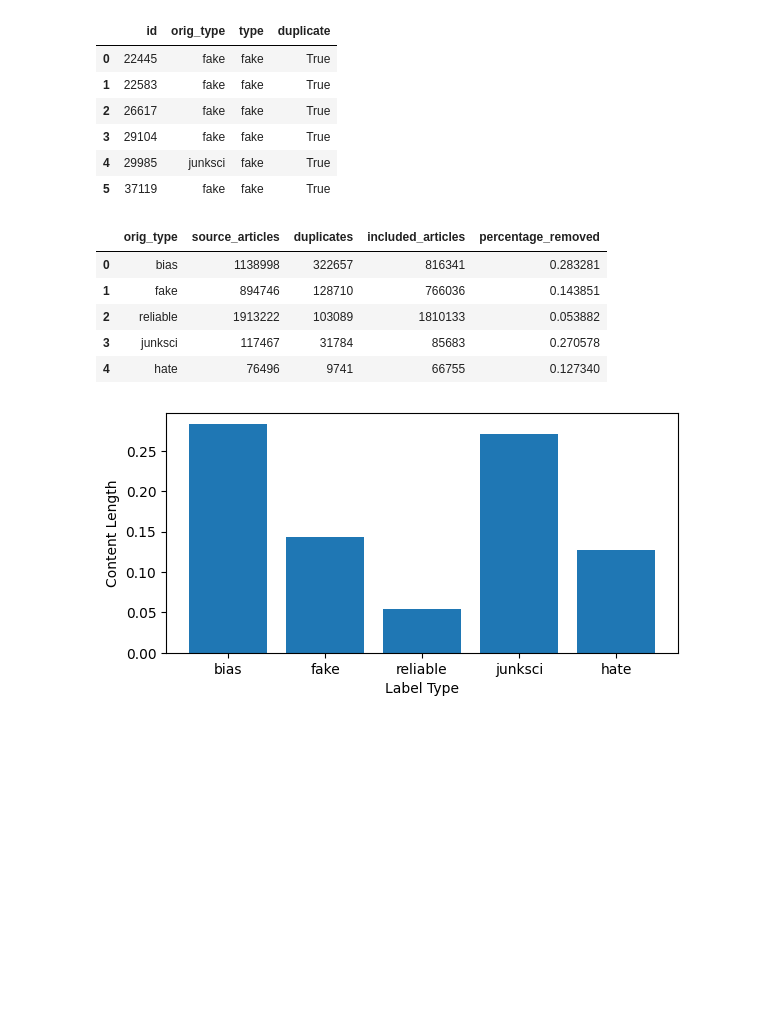
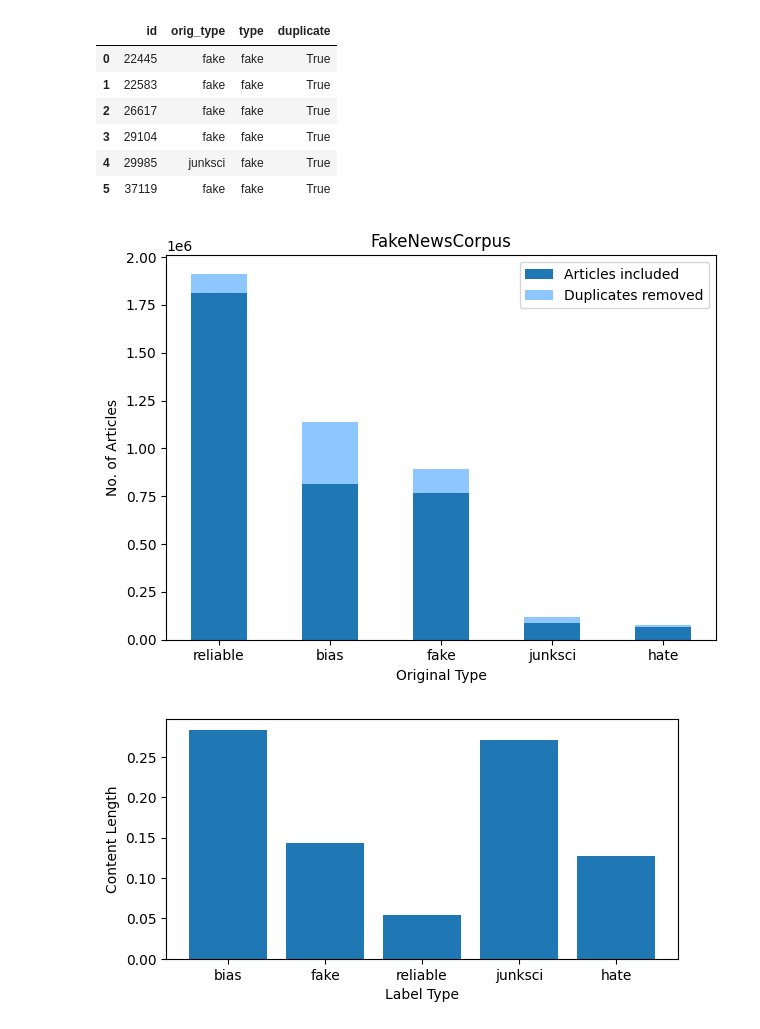
Before and after one commit to vicjuhl/fake-news, a Jupyter notebook: src/notebooks/dups_distribution.ipynb, the cells around one changed output. Cells and saved outputs as stored; diff of their text form; code cells hidden in the pictures; blank space fills up the shorter version.

Commit message:
bar charts mm

```diff
--- a/src/notebooks/dups_distribution.ipynb
+++ b/src/notebooks/dups_distribution.ipynb
@@ -74,14 +74,23 @@ df_dups['source_articles'] = data[1]
 df_dups['duplicates'] = data[2]
 df_dups['included_articles'] = df_dups['source_articles']-df_dups['duplicates']
 df_dups['percentage_removed'] = df_dups['duplicates']/df_dups['source_articles']
-df_dups
+df_dups = df_dups.sort_values(by='source_articles', ascending=False)
-# %% [output]
-|  | orig_type | source_articles | duplicates | included_articles | percentage_removed |
-| 0 | bias | 1138998 | 322657 | 816341 | 0.283281 |
-| 1 | fake | 894746 | 128710 | 766036 | 0.143851 |
-| 2 | reliable | 1913222 | 103089 | 1810133 | 0.053882 |
-| 3 | junksci | 117467 | 31784 | 85683 | 0.270578 |
-| 4 | hate | 76496 | 9741 | 66755 | 0.127340 |
+# %%
+import numpy as np
+
+X_axis = np.arange(len(df_dups['orig_type']))
+
+plt.bar(X_axis, df_dups['included_articles'], 0.5, label = 'Articles included')
+plt.bar(X_axis, df_dups['duplicates'], 0.5, bottom=df_dups['included_articles'], color="dodgerblue", label='Duplicates removed', alpha=0.5)
+
+plt.xticks(X_axis, df_dups['orig_type'])
+plt.xlabel("Original Type")
+plt.ylabel("No. of Articles")
+plt.title("FakeNewsCorpus")
+plt.legend()
+plt.show()
+# %% [output]
+[figure, added]
 # %%
 # Content length by Label type in Fake News Corpus
 import pandas as pd
```
Also changed, not shown: parts of 2 cells of this notebook.
